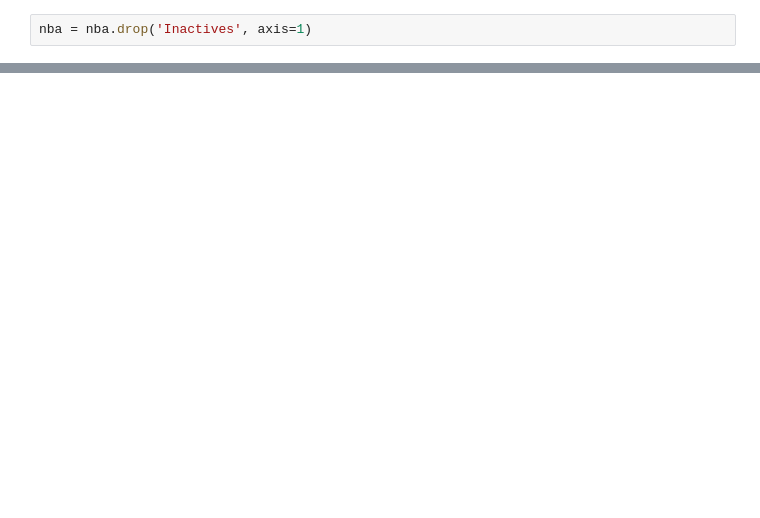
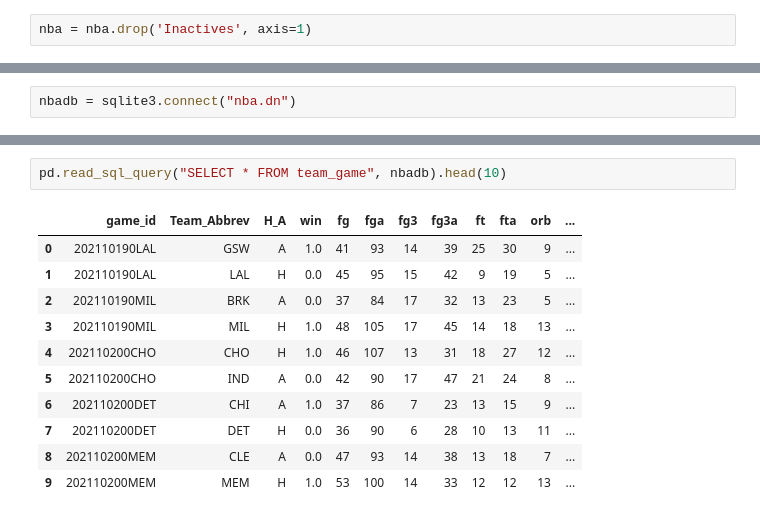
Before and after one commit to allaccountstaken/surfing_data_pipeline, a Jupyter notebook: M6/M6_codealong.ipynb, the cells around one changed output, grey strips where cells are left out. Drawn from its saved outputs; the diff is of its cells as text; blank space fills up the shorter version.

```diff
--- a/M6/M6_codealong.ipynb
+++ b/M6/M6_codealong.ipynb
@@ -52,0 +257,2 @@ TODO from the book - instal mySQL and postgres
+# %%
+nbadb = sqlite3.connect("nba.dn")
@@ -52,0 +294,14 @@ TODO from the book - instal mySQL and postgres
+# %%
+pd.read_sql_query("SELECT * FROM team_game", nbadb).head(10)
+# %% [output]
+|  | game_id | Team_Abbrev | H_A | win | fg | fga | fg3 | fg3a | ft | fta | orb | ... |
+| 0 | 202110190LAL | GSW | A | 1.0 | 41 | 93 | 14 | 39 | 25 | 30 | 9 | ... |
+| 1 | 202110190LAL | LAL | H | 0.0 | 45 | 95 | 15 | 42 | 9 | 19 | 5 | ... |
+| 2 | 202110190MIL | BRK | A | 0.0 | 37 | 84 | 17 | 32 | 13 | 23 | 5 | ... |
+| 3 | 202110190MIL | MIL | H | 1.0 | 48 | 105 | 17 | 45 | 14 | 18 | 13 | ... |
+| 4 | 202110200CHO | CHO | H | 1.0 | 46 | 107 | 13 | 31 | 18 | 27 | 12 | ... |
+| 5 | 202110200CHO | IND | A | 0.0 | 42 | 90 | 17 | 47 | 21 | 24 | 8 | ... |
+| 6 | 202110200DET | CHI | A | 1.0 | 37 | 86 | 7 | 23 | 13 | 15 | 9 | ... |
+| 7 | 202110200DET | DET | H | 0.0 | 36 | 90 | 6 | 28 | 10 | 13 | 11 | ... |
+| 8 | 202110200MEM | CLE | A | 0.0 | 47 | 93 | 14 | 38 | 13 | 18 | 7 | ... |
+| 9 | 202110200MEM | MEM | H | 1.0 | 53 | 100 | 14 | 33 | 12 | 12 | 13 | ... |
```
Also changed, not shown: parts of 32 cells of this notebook, 3 other files.
